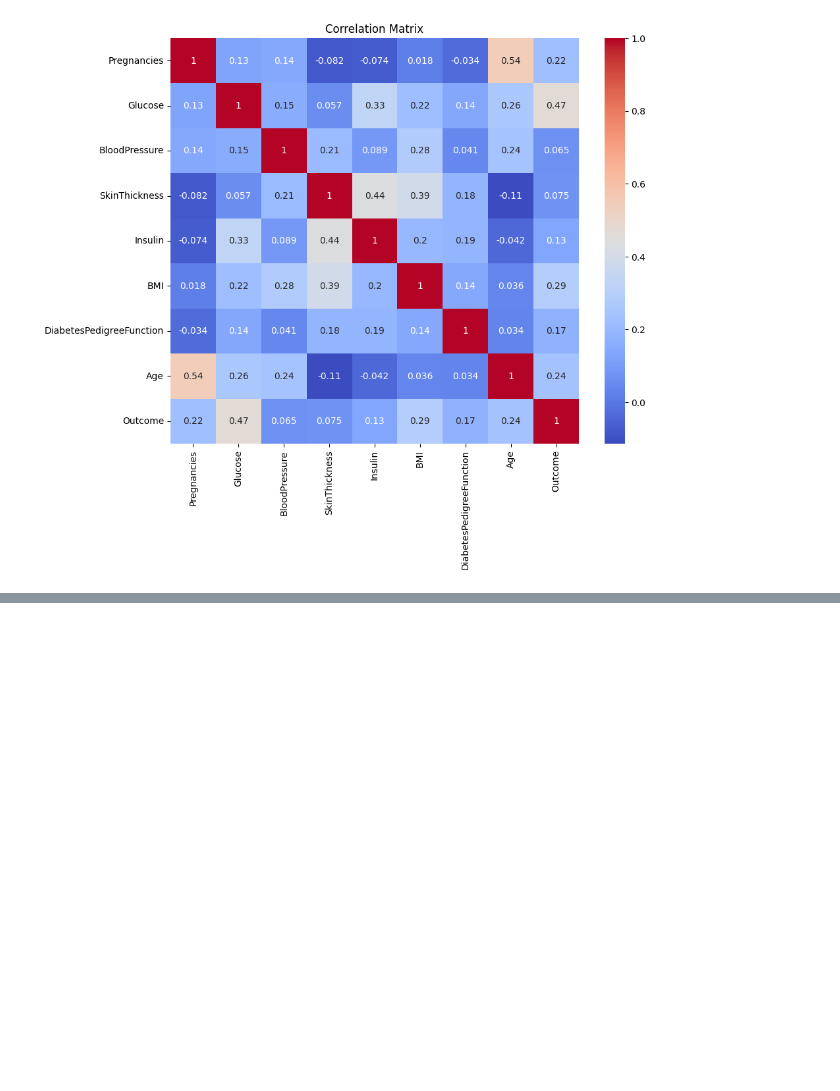
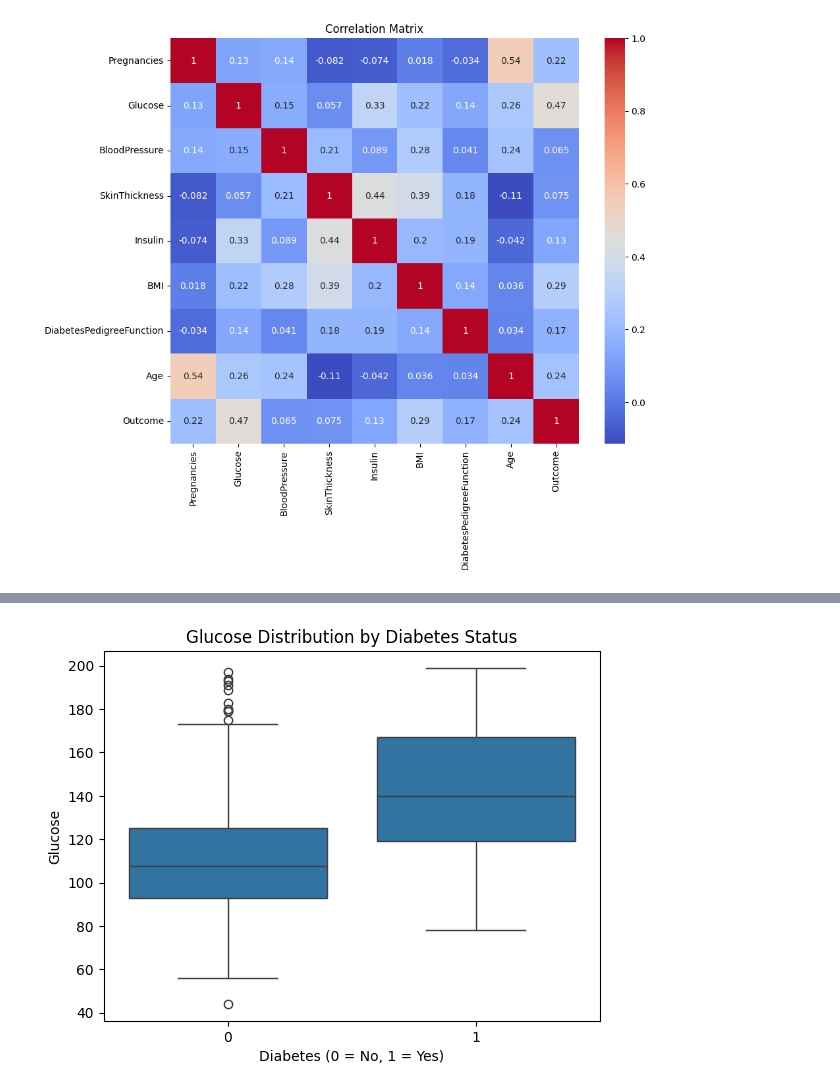
Before and after one commit to solaiman6551/diabetes-risk-predictor, a Jupyter notebook: notebooks/01_data_exploration.ipynb, the cells around one changed output, grey strips where cells are left out. Saved outputs shown, nothing was run; the diff lists cells and outputs as text; code cells hidden in the pictures; blank space fills up the shorter version.

```diff
--- a/notebooks/01_data_exploration.ipynb
+++ b/notebooks/01_data_exploration.ipynb
@@ -39,0 +75,3 @@ dtype: int64
+# %%
+zero_invalid_cols = ['Glucose', 'BloodPressure', 'SkinThickness', 'Insulin', 'BMI']
+print(df[zero_invalid_cols].eq(0).sum())
@@ -39,0 +85,3 @@ dtype: int64
+# %%
+for col in zero_invalid_cols:
+    df[col] = df[col].replace(0, df[col].median())
@@ -39,0 +162,9 @@ dtype: int64
+# %%
+import seaborn as sns
+sns.boxplot(x='Outcome', y='Glucose', data=df)
+plt.title("Glucose Distribution by Diabetes Status")
+plt.xlabel("Diabetes (0 = No, 1 = Yes)")
+plt.ylabel("Glucose")
+plt.show()
+# %% [output]
+[figure, added]
```
Also changed, not shown: parts of 14 cells of this notebook, 1 other file.
